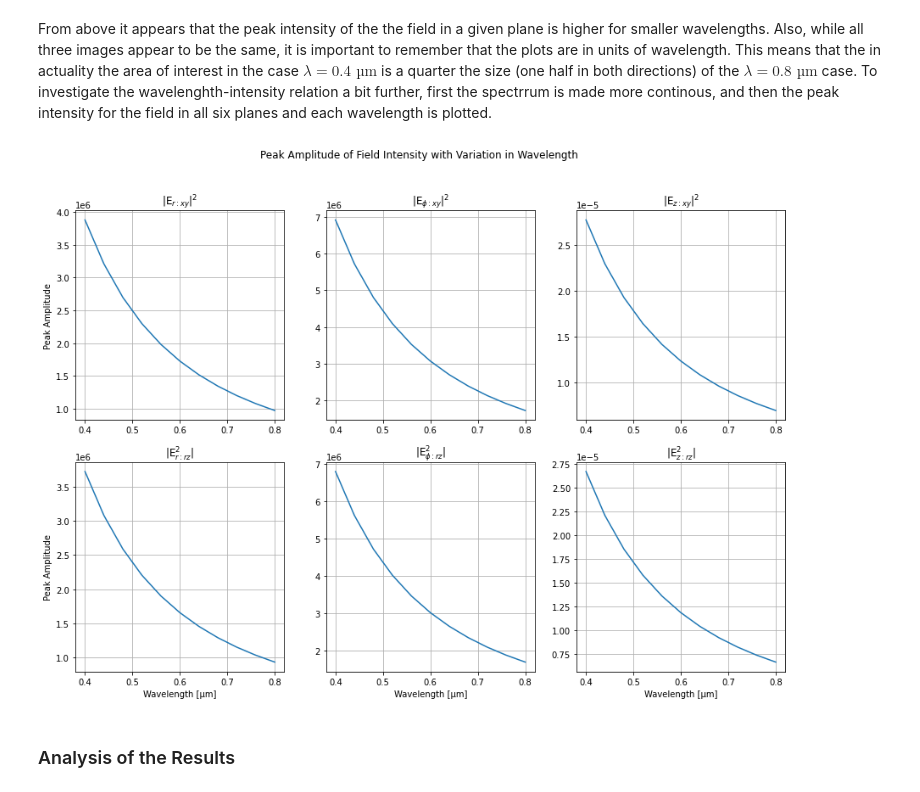
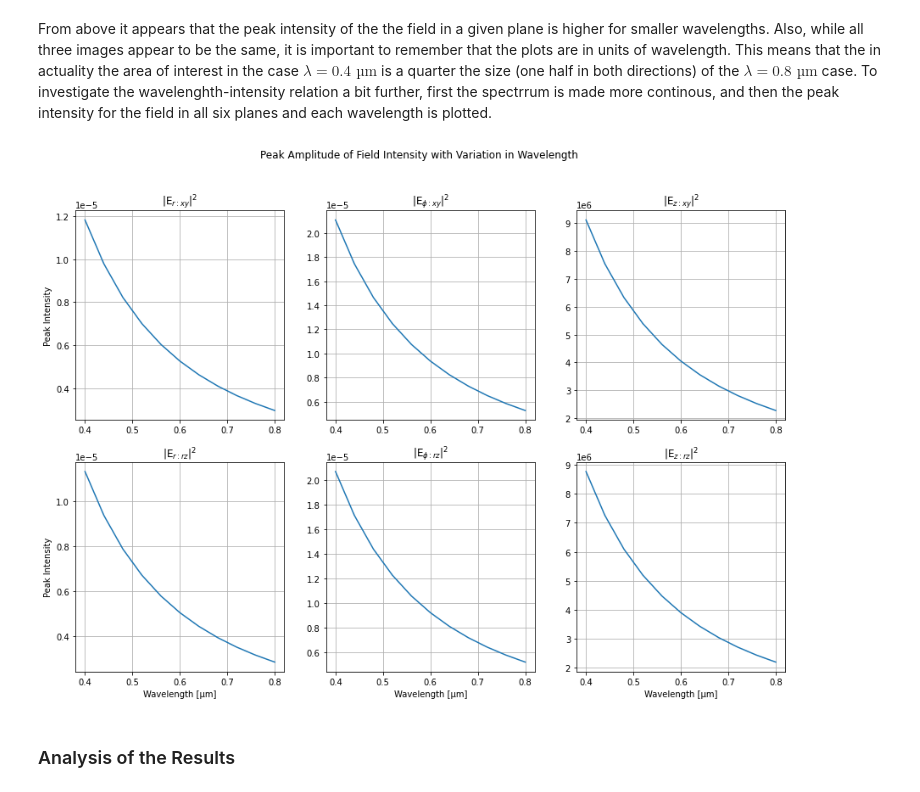
Before and after one commit to fizixmastr/Numerical-Analysis-of-Vector-Fields-in-a-High-N.A.-Lens, a Jupyter notebook: Simulation and Analysis of Fields in a High Numerical Aperture Lens.ipynb, the cells around one changed output. Cells and saved outputs as stored; diff of their text form; code cells hidden in the pictures.

```diff
--- a/Simulation and Analysis of Fields in a High Numerical Aperture Lens.ipynb
+++ b/Simulation and Analysis of Fields in a High Numerical Aperture Lens.ipynb
@@ -146,8 +142,8 @@ for l in range(len(rArray)):
         z = zArray[m]
         r = rArray[l]
         E_r[l,m] = 2*A*cos(𝜑_0)*integrate(lambda t: I_r(t,r,z), 0, θ_max)[0]
-        E_φ[l,m] = 2j*A*cos(𝜑_0)*integrate(lambda t: I_φ(t,r,z), 0, θ_max)[0]
-        E_z[l,m] = 2*A*sin(𝜑_0)*integrate(lambda t: I_z(t,r,z), 0, θ_max)[0]
+        E_z[l,m] = 2j*A*cos(𝜑_0)*integrate(lambda t: I_φ(t,r,z), 0, θ_max)[0]
+        E_φ[l,m] = 2*A*sin(𝜑_0)*integrate(lambda t: I_z(t,r,z), 0, θ_max)[0]
 
 r = rArray[0]/λ
 z = zArray[0]/λ
@@ -355,25 +352,24 @@ for i in range(len(Wavelengths)):
         for m in range(len(yArray)):
             r = sqrt(xArray[l]**2+yArray[m]**2)
             E_r[l,m] = 2*A*cos(𝜑_0)*integrate(lambda t: I_r(t,r,z), 0, θ_max)[0]
-            E_φ[l,m] = 2j*A*cos(𝜑_0)*integrate(lambda t: I_φ(t,r,z), 0, θ_max)[0]
-            E_z[l,m] = 2*A*sin(𝜑_0)*integrate(lambda t: I_z(t,r,z), 0, θ_max)[0]
+            E_z[l,m] = 2j*A*cos(𝜑_0)*integrate(lambda t: I_φ(t,r,z), 0, θ_max)[0]
+            E_φ[l,m] = 2*A*sin(𝜑_0)*integrate(lambda t: I_z(t,r,z), 0, θ_max)[0]
 
-    WavFields[i] = np.abs(E_r)**2
+#    WavFields[i] = np.abs(E_r)**2
+    WavFields[i] = np.abs(E_z)**2
 #    WavFields[i] = np.abs(E_φ)**2
-#    WavFields[i] = np.abs(E_z)**2
-
 
     for l in range(len(rArray)):
         for m in range(len(zArray)):
             r = rArray[l]
             z = zArray[m]
             E_r[l,m] = 2*A*cos(𝜑_0)*integrate(lambda t: I_r(t,r,z), 0, θ_max)[0]
-#            E_φ[l,m] = 2j*A*cos(𝜑_0)*integrate(lambda t: I_φ(t,r,z), 0, θ_max)[0]
-#            E_z[l,m] = 2*A*sin(𝜑_0)*integrate(lambda t: I_z(t,r,z), 0, θ_max)[0]
+            E_z[l,m] = 2j*A*cos(𝜑_0)*integrate(lambda t: I_φ(t,r,z), 0, θ_max)[0]
+            E_φ[l,m] = 2*A*sin(𝜑_0)*integrate(lambda t: I_z(t,r,z), 0, θ_max)[0]
 
 #    WavFields[i] = np.abs(E_r)**2
+#    WavFields[i] = np.abs(E_z)**2
 #    WavFields[i] = np.abs(E_φ)**2
-#    WavFields[i] = np.abs(E_z)**2
 
 interp = 'gaussian'
 color = 'inferno'
@@ -423,4 +416,7 @@ WavResults = np.zeros([11,11])
 # %%
+Wavelengths = np.linspace(0.4, 0.8, 11)
+WavResults = np.empty([11,6])
+
 #Adding this again here helps in allowing the notebook sections to be more independent
 E_r = np.empty((res, res), dtype = complex)
 E_φ = np.empty((res, res), dtype = complex)
@@ -433,79 +429,79 @@ for i in range(len(Wavelengths)):
     z=0
 
     #Of course as the coordinate system uses units of wavelength it must be adjusted as well
-    #xArray = np.linspace(-2, 2, res)*λ
-    #yArray = np.linspace(-2, 2, res)*λ
-    #rArray = np.linspace(-4, 4, res)*λ
-    #zArray = np.linspace(-4, 4, res)*λ
+    xArray = np.linspace(-2, 2, res)*λ
+    yArray = np.linspace(-2, 2, res)*λ
+    rArray = np.linspace(-4, 4, res)*λ
+    zArray = np.linspace(-4, 4, res)*λ
 
     for l in range(len(xArray)):
         for m in range(len(yArray)):
             r = sqrt(xArray[l]**2+yArray[m]**2)
             E_r[l,m] = 2*A*cos(𝜑_0)*integrate(lambda t: I_r(t,r,z), 0, θ_max)[0]
-            E_φ[l,m] = 2j*A*cos(𝜑_0)*integrate(lambda t: I_φ(t,r,z), 0, θ_max)[0]
-            E_z[l,m] = 2*A*sin(𝜑_0)*integrate(lambda t: I_z(t,r,z), 0, θ_max)[0]
+            E_z[l,m] = 2j*A*cos(𝜑_0)*integrate(lambda t: I_φ(t,r,z), 0, θ_max)[0]
+            E_φ[l,m] = 2*A*sin(𝜑_0)*integrate(lambda t: I_z(t,r,z), 0, θ_max)[0]
 
     WavResults[i, 0] = np.max(abs(E_r)**2)
-    WavResults[i, 1] = np.max(abs(E_φ)**2)
-    WavResults[i, 2] = np.max(abs(E_z)**2)
+    WavResults[i, 1] = np.max(abs(E_z)**2)
+    WavResults[i, 2] = np.max(abs(E_φ)**2)
 
     for l in range(len(rArray)):
         for m in range(len(zArray)):
             r = rArray[l]
             z = zArray[m]
             E_r[l,m] = 2*A*cos(𝜑_0)*integrate(lambda t: I_r(t,r,z), 0, θ_max)[0]
-            E_φ[l,m] = 2j*A*cos(𝜑_0)*integrate(lambda t: I_φ(t,r,z), 0, θ_max)[0]
-            E_z[l,m] = 2*A*sin(𝜑_0)*integrate(lambda t: I_z(t,r,z), 0, θ_max)[0]
+            E_z[l,m] = 2j*A*cos(𝜑_0)*integrate(lambda t: I_φ(t,r,z), 0, θ_max)[0]
+            E_φ[l,m] = 2*A*sin(𝜑_0)*integrate(lambda t: I_z(t,r,z), 0, θ_max)[0]
 
     WavResults[i, 3] = np.max(abs(E_r)**2)
-    WavResults[i, 4] = np.max(abs(E_φ)**2)
-    WavResults[i, 5] = np.max(abs(E_z)**2)
+    WavResults[i, 4] = np.max(abs(E_z)**2)
+    WavResults[i, 5] = np.max(abs(E_φ)**2)
 
 #Plot Change in STD of Field Intensity for Wavelength
 xlabel = 'Wavelength [µm]'
-ylabel = 'Peak Amplitude'
+ylabel = 'Peak Intensity'
 
-WavStd = plt.figure(figsize = [15, 10])
+WavMax = plt.figure(figsize = [15, 10])
 gs0 = gridspec.GridSpec(1, 1)
 
 gs00 = gridspec.GridSpecFromSubplotSpec(2, 3, subplot_spec=gs0[0])
 
 plt.suptitle("Peak Amplitude of Field Intensity with Variation in Wavelength")
 
-ax0 = plt.Subplot(WavStd, gs00[0, 0])
+ax0 = plt.Subplot(WavMax, gs00[0, 0])
 im0 = ax0.plot(Wavelengths, WavResults[0:11, 0])
 ax0.set(title='|E$_{r:xy}|^2$', ylabel = ylabel),
 ax0.grid(),
 WavStd.add_subplot(ax0)
 
-ax1 = plt.Subplot(WavStd, gs00[0, 1])
+ax1 = plt.Subplot(WavMax, gs00[0, 1])
 im1 = ax1.plot(Wavelengths, WavResults[0:11, 1])
 ax1.set(title='|E$_{\phi:xy}|^2$'), ax1.grid(),
 WavStd.add_subplot(ax1)
 
-ax2 = plt.Subplot(WavStd, gs00[0, 2])
+ax2 = plt.Subplot(WavMax, gs00[0, 2])
 im2 = ax2.plot(Wavelengths, WavResults[0:11, 2])
 ax2.set(title='|E$_{z:xy}|^2$'), ax2.grid(),
 WavStd.add_subplot(ax2)
 
-ax3 = plt.Subplot(WavStd, gs00[1, 0])
+ax3 = plt.Subplot(WavMax, gs00[1, 0])
 im3 = ax3.plot(Wavelengths, WavResults[0:11, 3])
-ax3.set(title='|E$_{r:rz}^2|$', xlabel = xlabel, ylabel = ylabel), ax3.grid(),
+ax3.set(title='|E$_{r:rz}|^2$', xlabel = xlabel, ylabel = ylabel), ax3.grid(),
 WavStd.add_subplot(ax3)
 
-ax4 = plt.Subplot(WavStd, gs00[1, 1])
+ax4 = plt.Subplot(WavMax, gs00[1, 1])
 im4 = ax4.plot(Wavelengths, WavResults[0:11, 4])
-ax4.set(title='|E$_{\phi:rz}^2|$',  xlabel = xlabel), ax4.grid(),
+ax4.set(title='|E$_{\phi:rz}|^2$',  xlabel = xlabel), ax4.grid(),
 WavStd.add_subplot(ax4)
 
-ax5 = plt.Subplot(WavStd, gs00[1, 2])
+ax5 = plt.Subplot(WavMax, gs00[1, 2])
 im5 = ax5.plot(Wavelengths, WavResults[0:11, 5])
-ax5.set(title='|E$_{z:rz}^2|$', xlabel = xlabel), ax5.grid(),
+ax5.set(title='|E$_{z:rz}|^2$', xlabel = xlabel), ax5.grid(),
 WavStd.add_subplot(ax5)
 
 plt.show()
 # %% [output]
-[figure, old version]
+[figure, new version]
 # %% [markdown]
 ### Analysis of the Results
 # %% [markdown]
```
Also changed, not shown: parts of 19 cells of this notebook.
